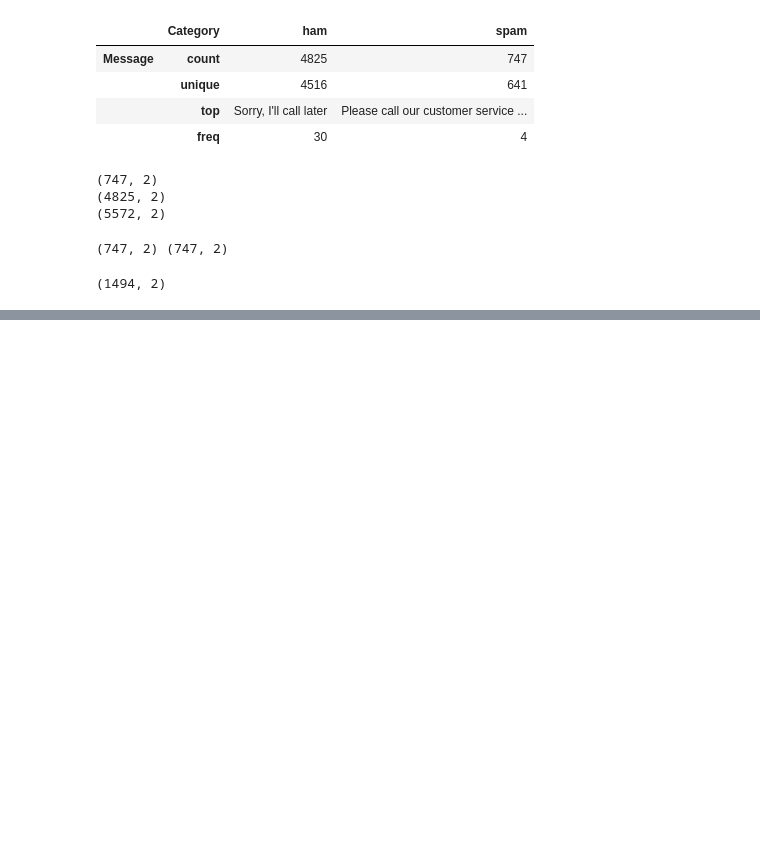
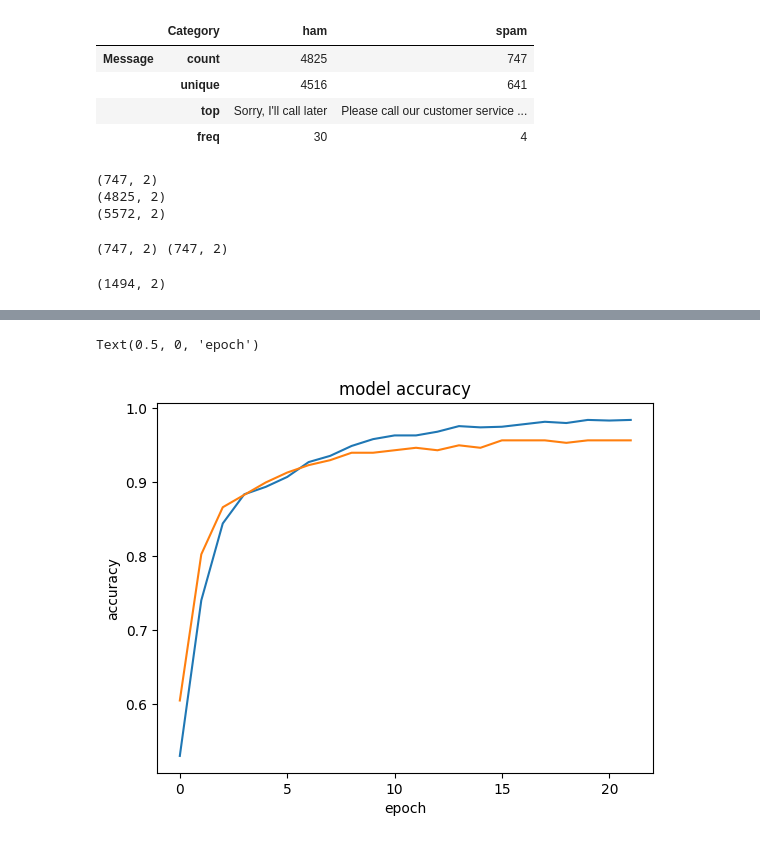
Before and after one commit to SubekSharma/spam_detection_using_tensorflow, a Jupyter notebook: spam_detector.ipynb, the cells around one changed output, grey strips where cells are left out. Cells and saved outputs as stored; diff of their text form; code cells hidden in the pictures; blank space fills up the shorter version.

```diff
--- a/spam_detector.ipynb
+++ b/spam_detector.ipynb
@@ -97,0 +122,23 @@ word_index
+# %%
+Testing_seq=token.texts_to_sequences(test_data)
+Testing_pad=pad_sequences(Testing_seq,maxlen=50,padding=padding_type,truncating=truncate_type)
+# %%
+# create a sequential model
+
+model=tf.keras.models.Sequential([
+    tf.keras.layers.Embedding(vocab_size,16,input_length=50),
+    tf.keras.layers.GlobalAveragePooling1D(),
+    tf.keras.layers.Dense(32,activation='relu'),
+    tf.keras.layers.Dropout(0.3),
+    tf.keras.layers.Dense(1,activation='sigmoid')
+])
+# %%
+# compile the model
+
+from tensorflow.keras.losses import BinaryCrossentropy
+model.compile(loss='binary_crossentropy', optimizer='adam', metrics=['accuracy'])
+# %%
+# train/fit the model
+
+early_stop = tf.keras.callbacks.EarlyStopping(monitor='val_loss', patience=3)
+history=model.fit(Trainning_pad,train_labels,validation_data=(Testing_pad,test_labels),epochs=30,verbose=2,callbacks=[early_stop])
@@ -97,0 +168,9 @@ word_index
+# %%
+plt.plot(history.history['accuracy'])
+plt.plot(history.history['val_accuracy'])
+plt.title('model accuracy')
+plt.ylabel('accuracy')
+plt.xlabel('epoch')
+# %% [output]
+Text(0.5, 0, 'epoch')
+[figure, added]
```
Also changed, not shown: parts of 13 cells of this notebook.
